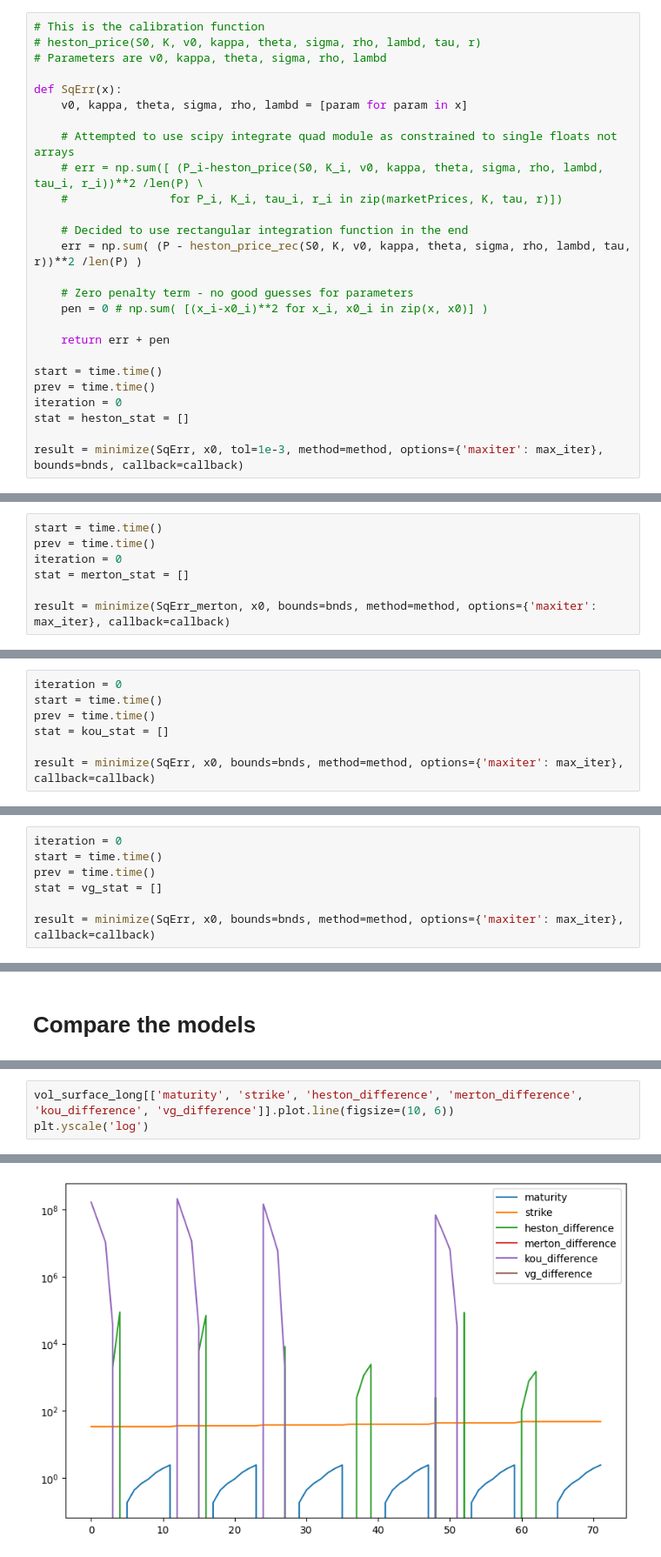
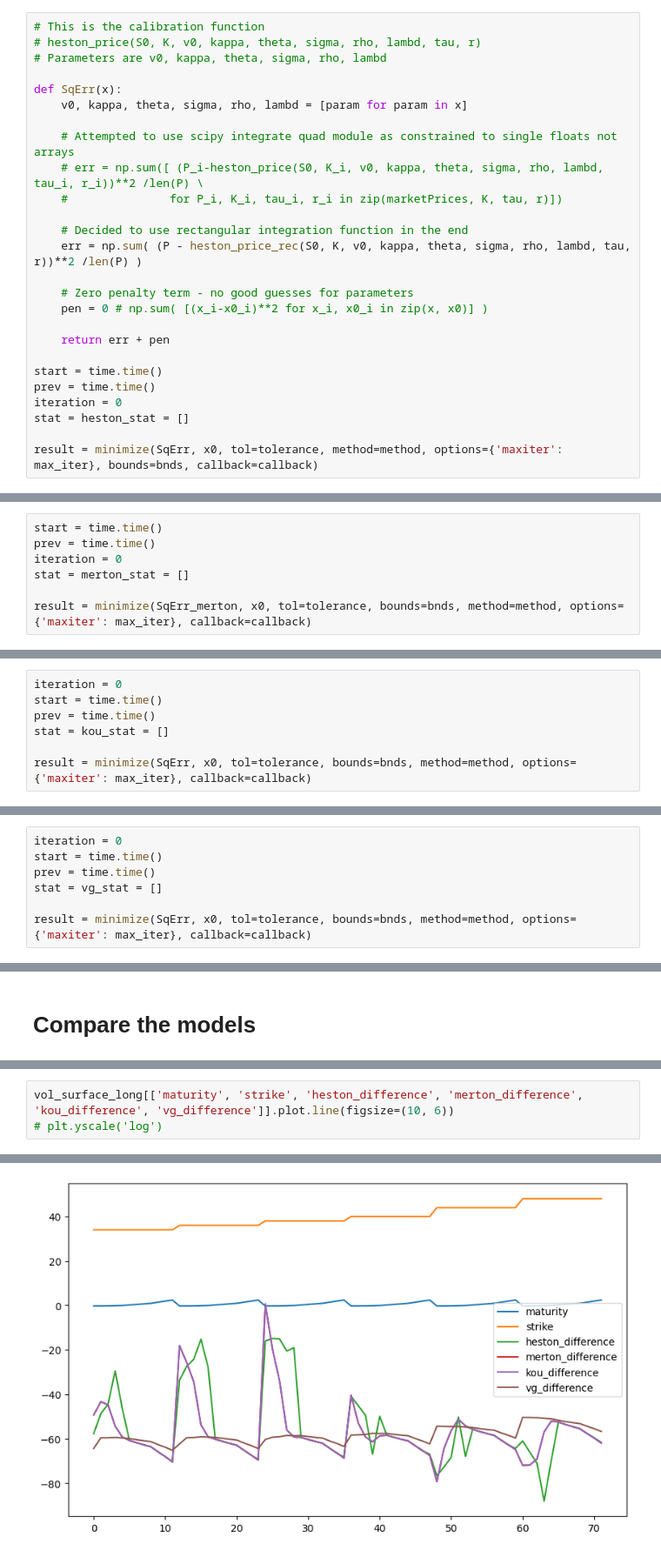
Before and after one commit to nanni00/options-models, a Jupyter notebook: notebooks/models-calibration.ipynb, the cells around one changed output, grey strips where cells are left out. Shown at 87% size. Saved outputs shown, nothing was run; the diff lists cells and outputs as text.

Commit message:
added tolerance option

```diff
--- a/notebooks/models-calibration.ipynb
+++ b/notebooks/models-calibration.ipynb
@@ -488,6 +500,6 @@ prev = time.time()
 iteration = 0
 stat = heston_stat = []
 
-result = minimize(SqErr, x0, tol=1e-3, method=method, options={'maxiter': max_iter}, bounds=bnds, callback=callback)
+result = minimize(SqErr, x0, tol=tolerance, method=method, options={'maxiter': max_iter}, bounds=bnds, callback=callback)
 # %% [output]
 #iterations     step time (s)   total time (s)
@@ -585,6 +605,6 @@ prev = time.time()
 iteration = 0
 stat = merton_stat = []
 
-result = minimize(SqErr_merton, x0, bounds=bnds, method=method, options={'maxiter': max_iter}, callback=callback)
+result = minimize(SqErr_merton, x0, tol=tolerance, bounds=bnds, method=method, options={'maxiter': max_iter}, callback=callback)
 # %% [output]
 #iterations     step time (s)   total time (s)
@@ -674,6 +701,6 @@ start = time.time()
 prev = time.time()
 stat = kou_stat = []
 
-result = minimize(SqErr, x0, bounds=bnds, method=method, options={'maxiter': max_iter}, callback=callback)
+result = minimize(SqErr, x0, tol=tolerance, bounds=bnds, method=method, options={'maxiter': max_iter}, callback=callback)
 # %% [output]
 #iterations     step time (s)   total time (s)
@@ -768,6 +802,6 @@ start = time.time()
 prev = time.time()
 stat = vg_stat = []
 
-result = minimize(SqErr, x0, bounds=bnds, method=method, options={'maxiter': max_iter}, callback=callback)
+result = minimize(SqErr, x0, tol=tolerance, bounds=bnds, method=method, options={'maxiter': max_iter}, callback=callback)
 # %% [output]
 #iterations     step time (s)   total time (s)
@@ -849,4 +887,4 @@ for (model_name, time_stat), color in zip(stats.items(), list(mcolors.TABLEAU_CO
 # %%
 vol_surface_long[['maturity', 'strike', 'heston_difference', 'merton_difference', 'kou_difference', 'vg_difference']].plot.line(figsize=(10, 6))
-plt.yscale('log')
+# plt.yscale('log')
 # %% [output]
@@ -853 +892 @@ plt.yscale('log')
-[figure, old version]
+[figure, new version]
```
Also changed, not shown: parts of 22 cells of this notebook, 1 other file.
